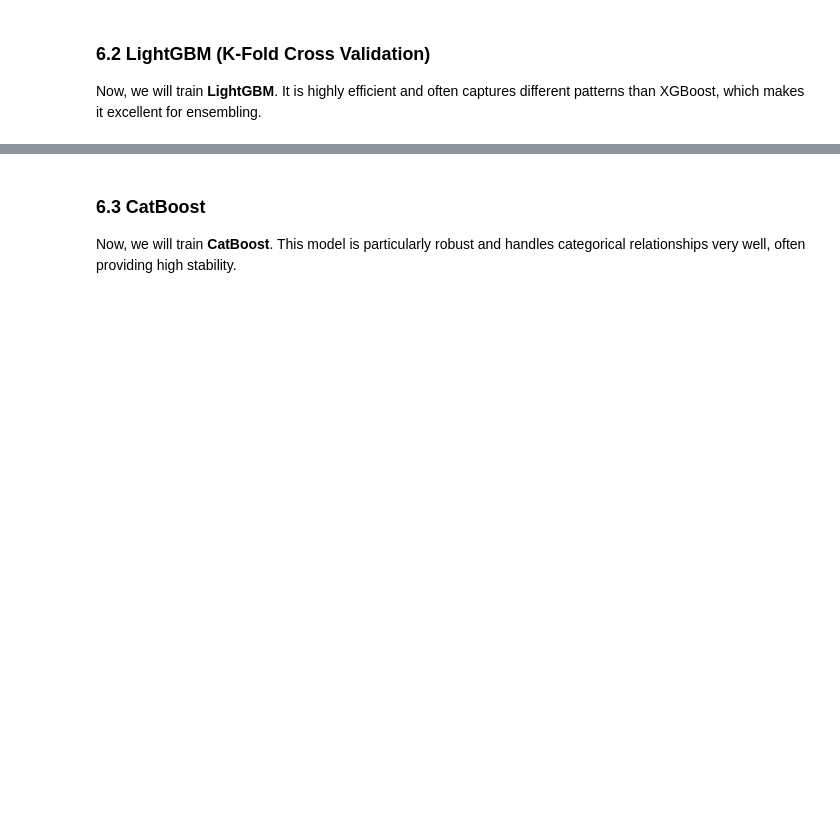
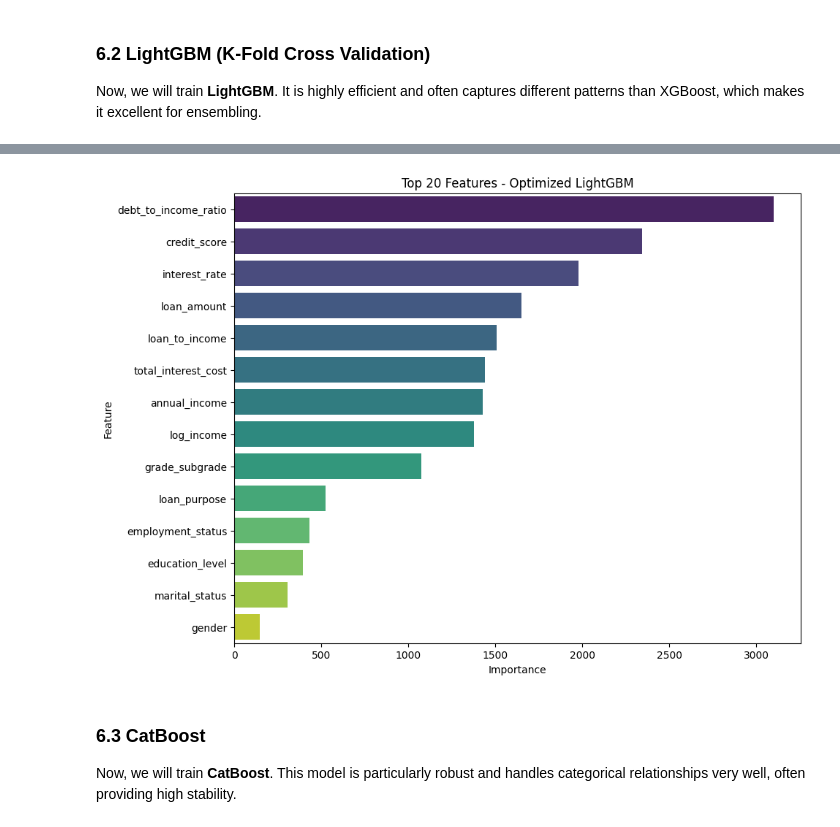
Before and after one commit to irkky/Loan-Payback-Prediction-EDA-to-Ensemble-S5E11, a Jupyter notebook: main.ipynb, the cells around one changed output, grey strips where cells are left out. Saved outputs shown, nothing was run; the diff lists cells and outputs as text; code cells hidden in the pictures; blank space fills up the shorter version.

Commit message:
Kaggle Notebook | Loan Payback Prediction: EDA to Ensemble [S5E11] | Version 7

```diff
--- a/main.ipynb
+++ b/main.ipynb
@@ -531,4 +499,34 @@ Overall Optimized XGBoost CV AUC: 0.92129
 ### 6.2 LightGBM (K-Fold Cross Validation)
 
 Now, we will train **LightGBM**. It is highly efficient and often captures different patterns than XGBoost, which makes it excellent for ensembling.
+# %%
+# 1. Combining the Best Params from Optuna
+lgbm_params = {
+    'learning_rate': 0.11800628949217232,
+    'num_leaves': 110,
+    'max_depth': 5,
+    'min_child_samples': 34,
+    'subsample': 0.8554501523090093,
+    'colsample_bytree': 0.507019653413801,
+    'reg_alpha': 0.0922019636447731,
+    'reg_lambda': 0.03375421066057399,
+
+    # Fixed Params (from your objective function)
+    'n_estimators': 5000,
+    'objective': 'binary',
+    'metric': 'auc',
+    'random_state': 42,
+    'n_jobs': -1,
+    'verbose': -1,
+
+    'device': 'gpu',
+    'gpu_platform_id': 0,
+    'gpu_device_id': 0,
+    'gpu_use_dp': False,
+    'force_col_wise': True
+}
+
+# 2. Initialize Arrays to store predictions
+lgbm_oof_preds = np.zeros(len(X))
+lgbm_test_preds = np.zeros(len(test_df))
 # %%
@@ -573,14 +591,15 @@ print(f"\nOverall LightGBM CV AUC Score: {cv_score:.5f}")
 # %%
 importance = pd.DataFrame({
     'Feature': X.columns,
-    'Importance': lgbm_model.feature_importances_
+    'Importance': model.feature_importances_
 }).sort_values(by='Importance', ascending=False)
 
-# Plot the top 10 features
-plt.figure(figsize=(10, 6))
-sns.barplot(x='Importance', y='Feature', data=importance.head(10), palette='viridis')
-plt.title('Top 10 Most Important Features (LightGBM)')
+plt.figure(figsize=(10, 8))
+sns.barplot(x='Importance', y='Feature', data=importance.head(20), palette='viridis')
+plt.title('Top 20 Features - Optimized LightGBM')
 plt.show()
+# %% [output]
+[figure, added]
 # %% [markdown]
 ### 6.3 CatBoost
 
```
Also changed, not shown: parts of 14 cells of this notebook.
